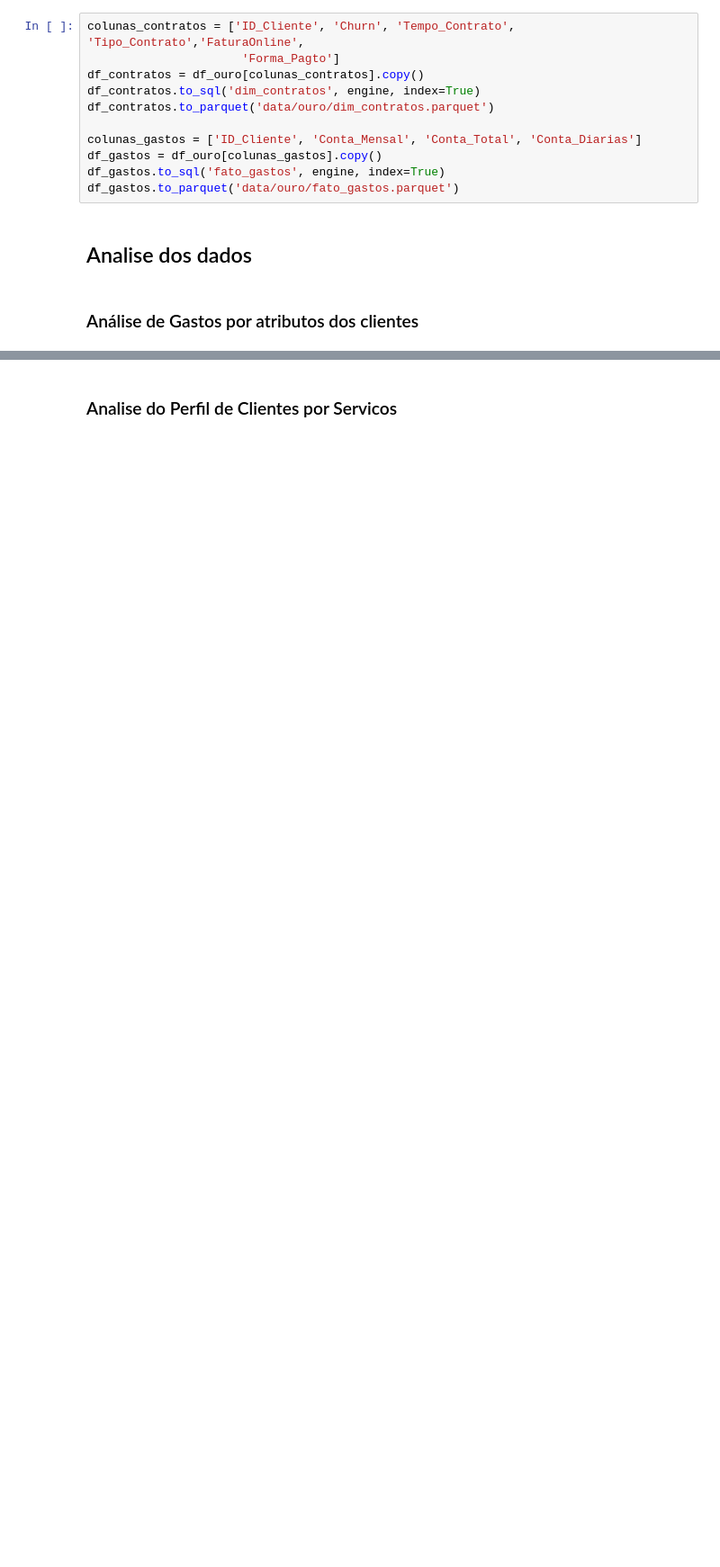
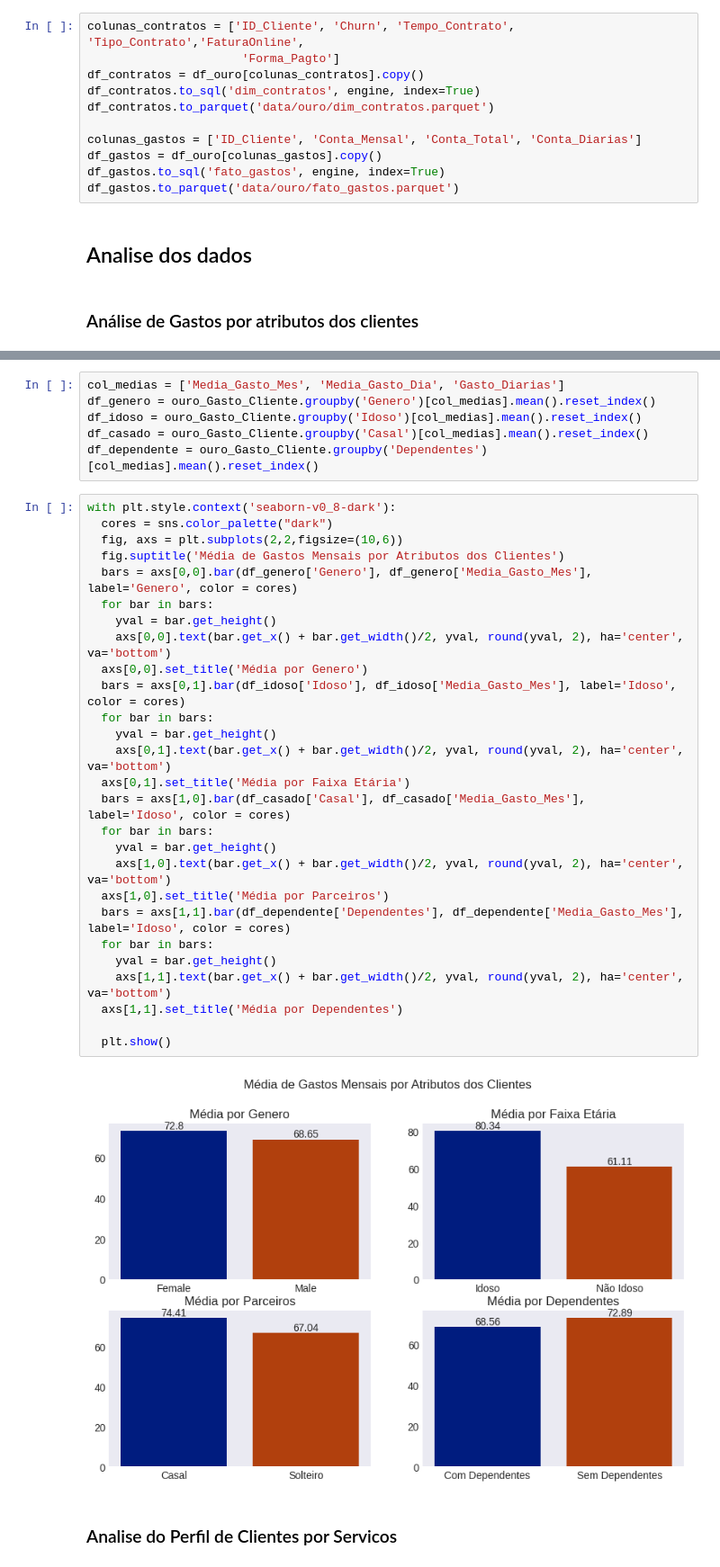
Before and after one commit to mauricioaalmeida/ONE-TelecomX, a Jupyter notebook: TelecomX_BR.ipynb, the cells around one changed output, grey strips where cells are left out. Shown at 90% size. Drawn from its saved outputs; the diff is of its cells as text; blank space fills up the shorter version.

```diff
--- a/TelecomX_BR.ipynb
+++ b/TelecomX_BR.ipynb
@@ -643,2 +750,37 @@ ouro_Gasto_Cliente
+# %%
+col_medias = ['Media_Gasto_Mes', 'Media_Gasto_Dia', 'Gasto_Diarias']
+df_genero = ouro_Gasto_Cliente.groupby('Genero')[col_medias].mean().reset_index()
+df_idoso = ouro_Gasto_Cliente.groupby('Idoso')[col_medias].mean().reset_index()
+df_casado = ouro_Gasto_Cliente.groupby('Casal')[col_medias].mean().reset_index()
+df_dependente = ouro_Gasto_Cliente.groupby('Dependentes')[col_medias].mean().reset_index()
+# %%
+with plt.style.context('seaborn-v0_8-dark'):
+  cores = sns.color_palette("dark")
+  fig, axs = plt.subplots(2,2,figsize=(10,6))
+  fig.suptitle('Média de Gastos Mensais por Atributos dos Clientes')
+  bars = axs[0,0].bar(df_genero['Genero'], df_genero['Media_Gasto_Mes'], label='Genero', color = cores)
+  for bar in bars:
+    yval = bar.get_height()
+    axs[0,0].text(bar.get_x() + bar.get_width()/2, yval, round(yval, 2), ha='center', va='bottom')
+  axs[0,0].set_title('Média por Genero')
+  bars = axs[0,1].bar(df_idoso['Idoso'], df_idoso['Media_Gasto_Mes'], label='Idoso', color = cores)
+  for bar in bars:
+    yval = bar.get_height()
+    axs[0,1].text(bar.get_x() + bar.get_width()/2, yval, round(yval, 2), ha='center', va='bottom')
+  axs[0,1].set_title('Média por Faixa Etária')
+  bars = axs[1,0].bar(df_casado['Casal'], df_casado['Media_Gasto_Mes'], label='Idoso', color = cores)
+  for bar in bars:
+    yval = bar.get_height()
+    axs[1,0].text(bar.get_x() + bar.get_width()/2, yval, round(yval, 2), ha='center', va='bottom')
+  axs[1,0].set_title('Média por Parceiros')
+  bars = axs[1,1].bar(df_dependente['Dependentes'], df_dependente['Media_Gasto_Mes'], label='Idoso', color = cores)
+  for bar in bars:
+    yval = bar.get_height()
+    axs[1,1].text(bar.get_x() + bar.get_width()/2, yval, round(yval, 2), ha='center', va='bottom')
+  axs[1,1].set_title('Média por Dependentes')
+
+  plt.show()
+# %% [output]
+[figure, added]
 # %% [markdown]
 ### Analise do Perfil de Clientes por Servicos
```
Also changed, not shown: parts of 13 cells of this notebook.
